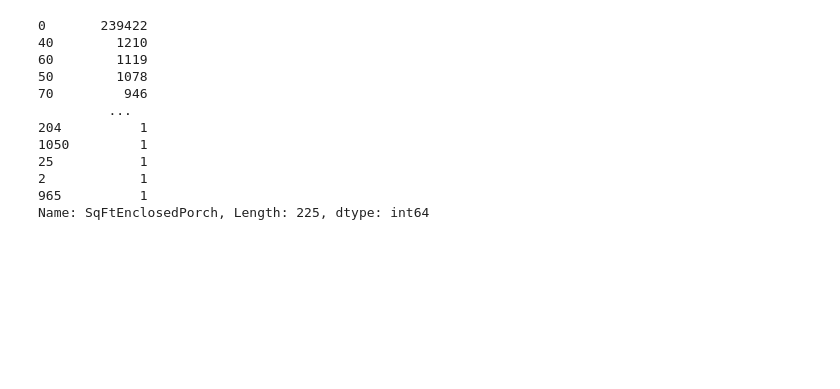
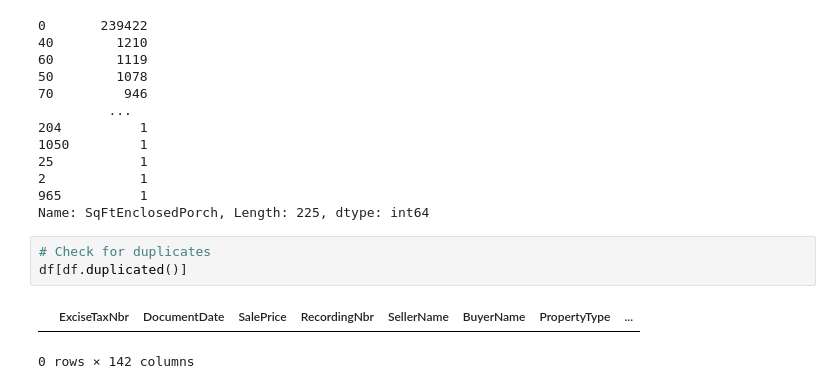
Before and after one commit to chibui191/110920-pt-phase-2-project, a Jupyter notebook: notebooks/exploratory/Untitled.ipynb, the cells around one changed output. Drawn from its saved outputs; the diff is of its cells as text; blank space fills up the shorter version.

Commit message:
Add check for duplicates

```diff
--- a/notebooks/exploratory/Untitled.ipynb
+++ b/notebooks/exploratory/Untitled.ipynb
@@ -478,3 +478,9 @@ df.SqFtEnclosedPorch.value_counts()
 2            1
 965          1
 Name: SqFtEnclosedPorch, Length: 225, dtype: int64
+# %%
+# Check for duplicates
+df[df.duplicated()]
+# %% [output]
+|  | ExciseTaxNbr | DocumentDate | SalePrice | RecordingNbr | SellerName | BuyerName | PropertyType | ... |
+0 rows × 142 columns
```
Also changed, not shown: parts of 1 cell of this notebook.
